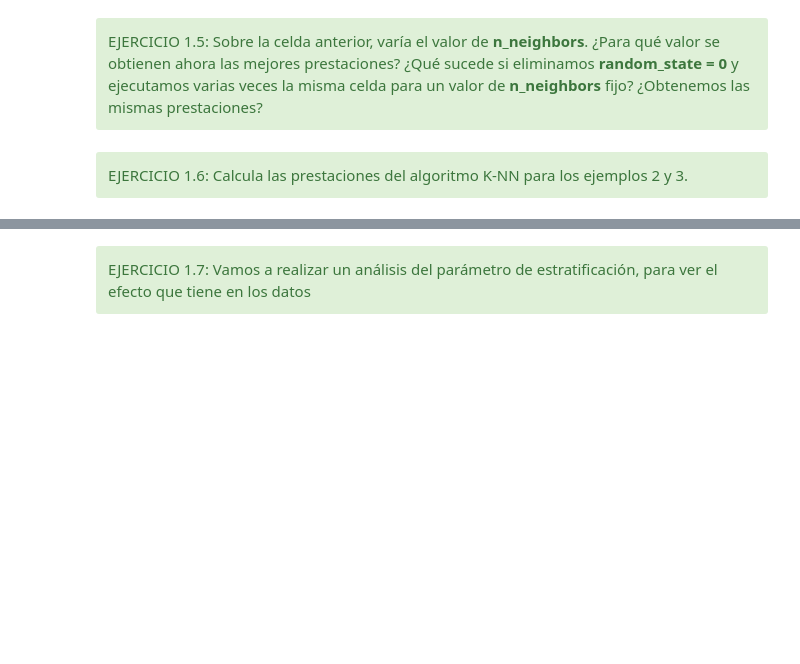
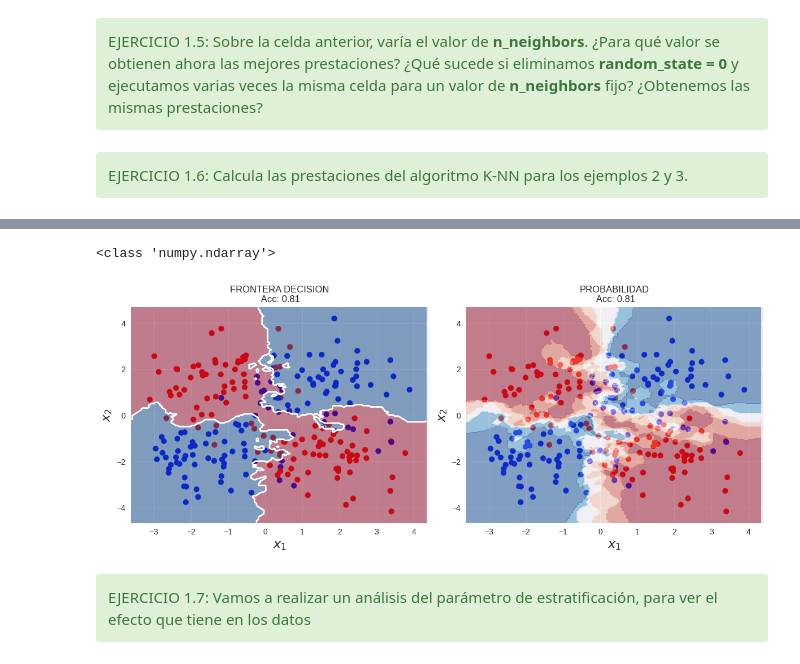
Before and after one commit to Pepe-Padilla/machine-learning, a Jupyter notebook: notebooks/1. Fundamentos de Machine Learning.ipynb, the cells around one changed output, grey strips where cells are left out. Cells and saved outputs as stored; diff of their text form; code cells hidden in the pictures; blank space fills up the shorter version.

```diff
--- a/notebooks/1. Fundamentos de Machine Learning.ipynb
+++ b/notebooks/1. Fundamentos de Machine Learning.ipynb
@@ -454,3 +472,17 @@ from sklearn.model_selection import train_test_split
+# %%
+# Ejemplo 3
+from sklearn.model_selection import train_test_split
+
+X_train, X_test, y_train, y_test = train_test_split(X3, y3, test_size=0.3, shuffle=True, random_state=0)
+
+print(type(X_train))
+
+knn = KNeighborsClassifier().fit(X_train, y_train)
+
+plot_decision_boundary(X_test, y_test, knn)
+# %% [output]
+<class 'numpy.ndarray'>
+[figure, added]
 # %% [markdown]
 <div class = "alert alert-success">
 EJERCICIO 1.7: Vamos a realizar un análisis del parámetro de estratificación, para ver el efecto que tiene en los datos
```
Also changed, not shown: parts of 19 cells of this notebook, 5 other files.
